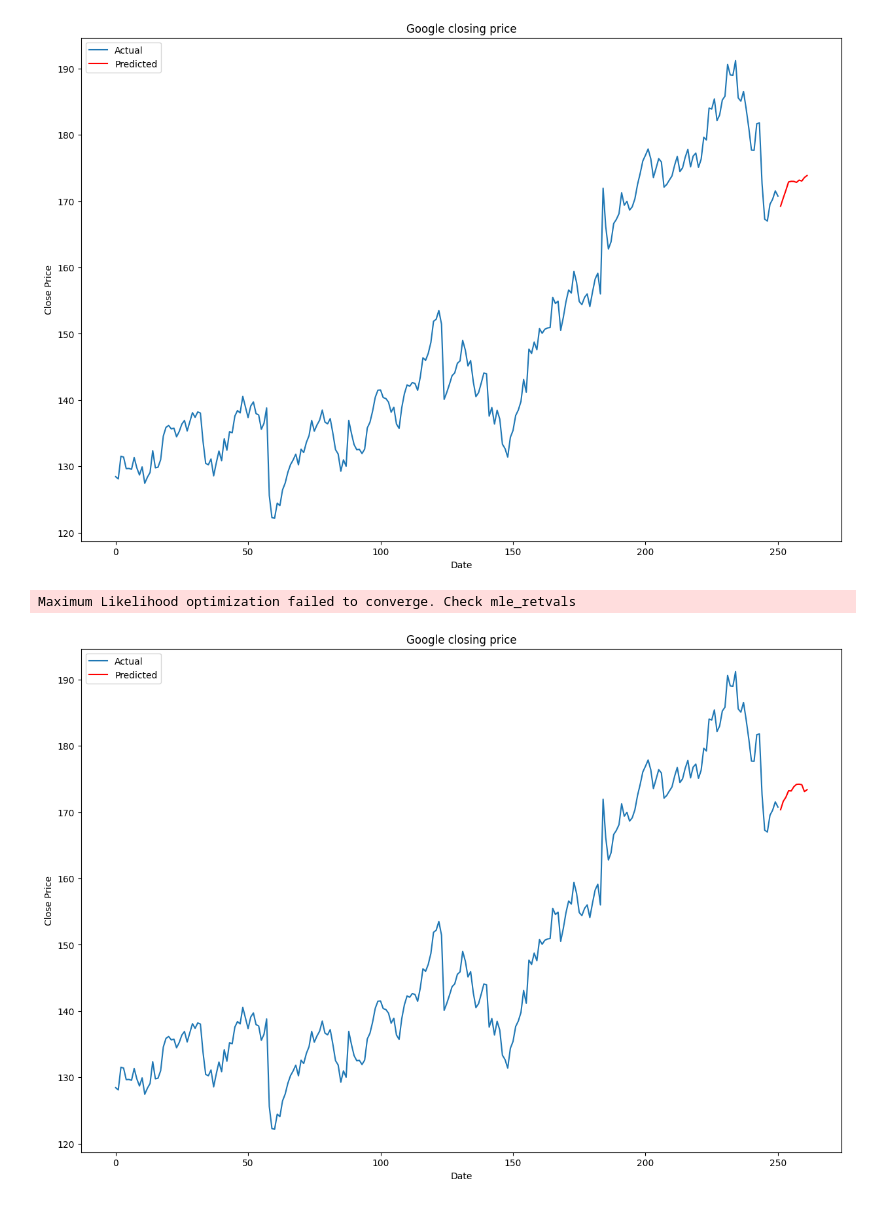
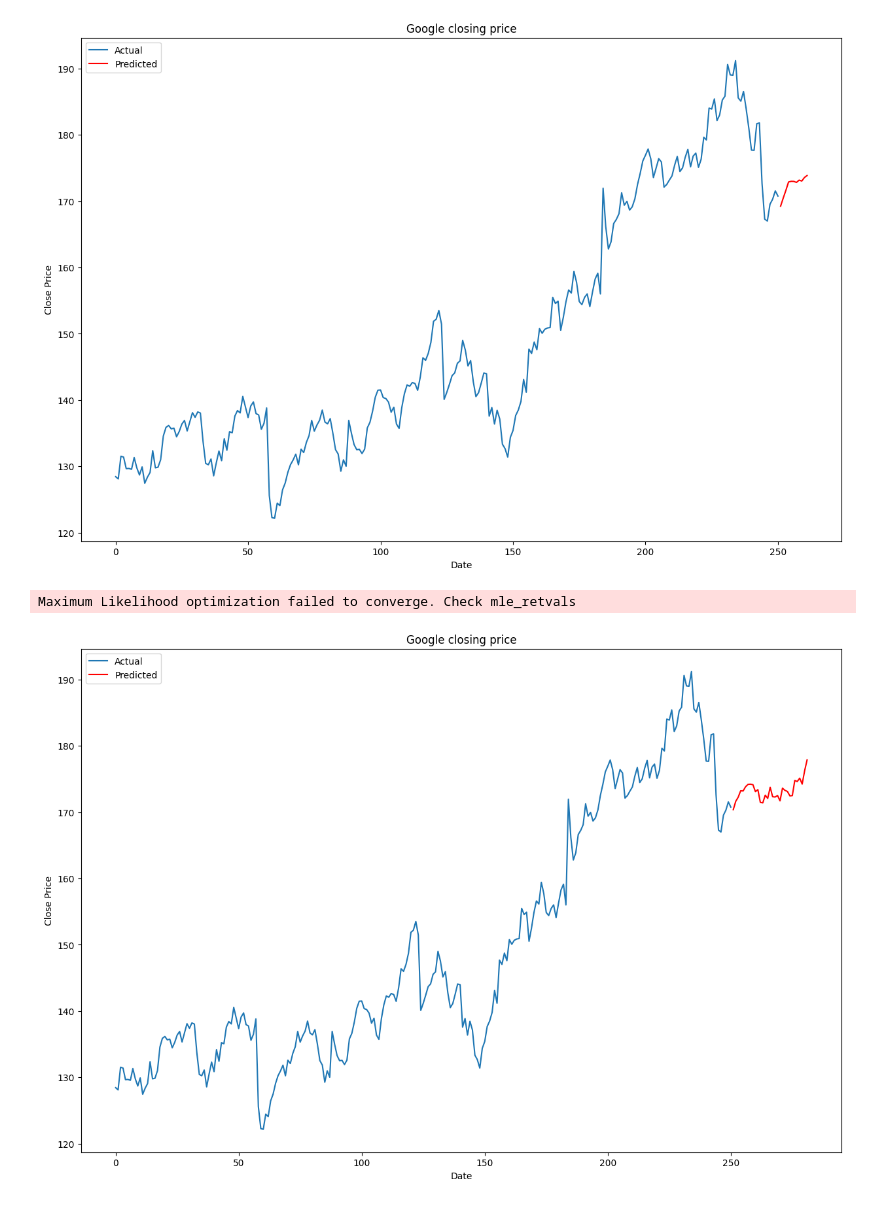
Before and after one commit to SajjadKhanYousafzai/Pipeline-ML, a Jupyter notebook: Machine Learning Journey/Time Series Analysis/Time_Series_Project.ipynb, the cells around one changed output. Saved outputs shown, nothing was run; the diff lists cells and outputs as text; code cells hidden in the pictures.

```diff
--- a/Machine Learning Journey/Time Series Analysis/Time_Series_Project.ipynb
+++ b/Machine Learning Journey/Time Series Analysis/Time_Series_Project.ipynb
@@ -291,27 +291,27 @@ plt.show()
 # %%
 # lets update p, d, q
 # let's run SARIMA
 import statsmodels.api as sm
 import warnings
 
 p , d, q = 3, 1, 2
 
 model = sm.tsa.statespace.SARIMAX(df['Close'],
                                   order=(p, d, q),
                                   seasonal_order=(p, d, q, 12))
 model = model.fit()
-predictions = model.predict(start=len(df['Close']), end=len(df['Close'])+10)
+predictions = model.predict(start=len(df['Close']), end=len(df['Close'])+30)
 
 # plot the predictions
 plt.figure(figsize=(15, 10))
 plt.plot(df["Close"], label='Actual')
 plt.plot(predictions, color='red', label='Predicted')
 plt.xlabel('Date')
 plt.ylabel('Close Price')
 plt.title('Google closing price')
 # change legend location
 plt.legend(loc='upper left')
 plt.show()
 # %% [output]
 Maximum Likelihood optimization failed to converge. Check mle_retvals
-[figure, old version]
+[figure, new version]
```
Also changed, not shown: parts of 1 cell of this notebook.
